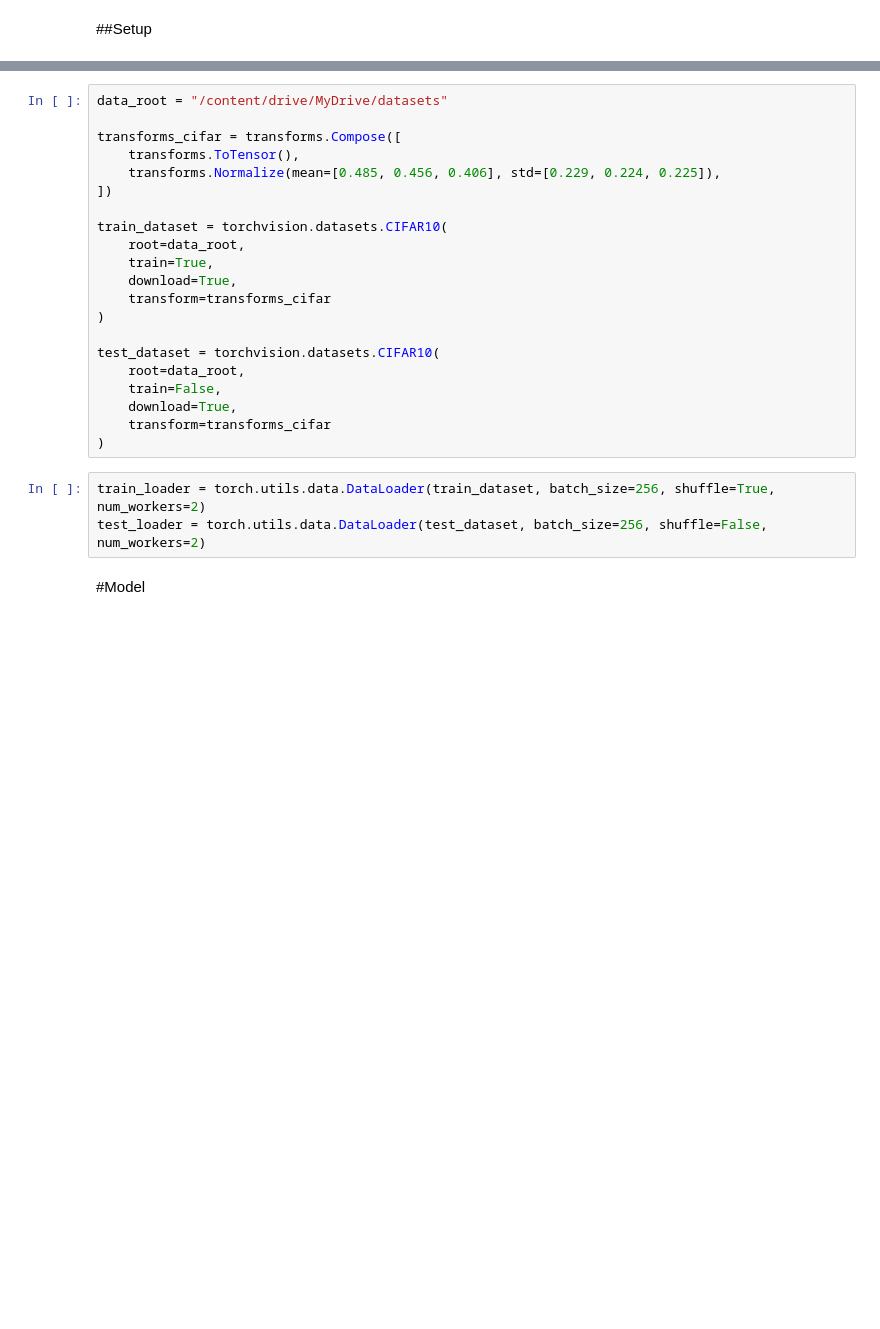
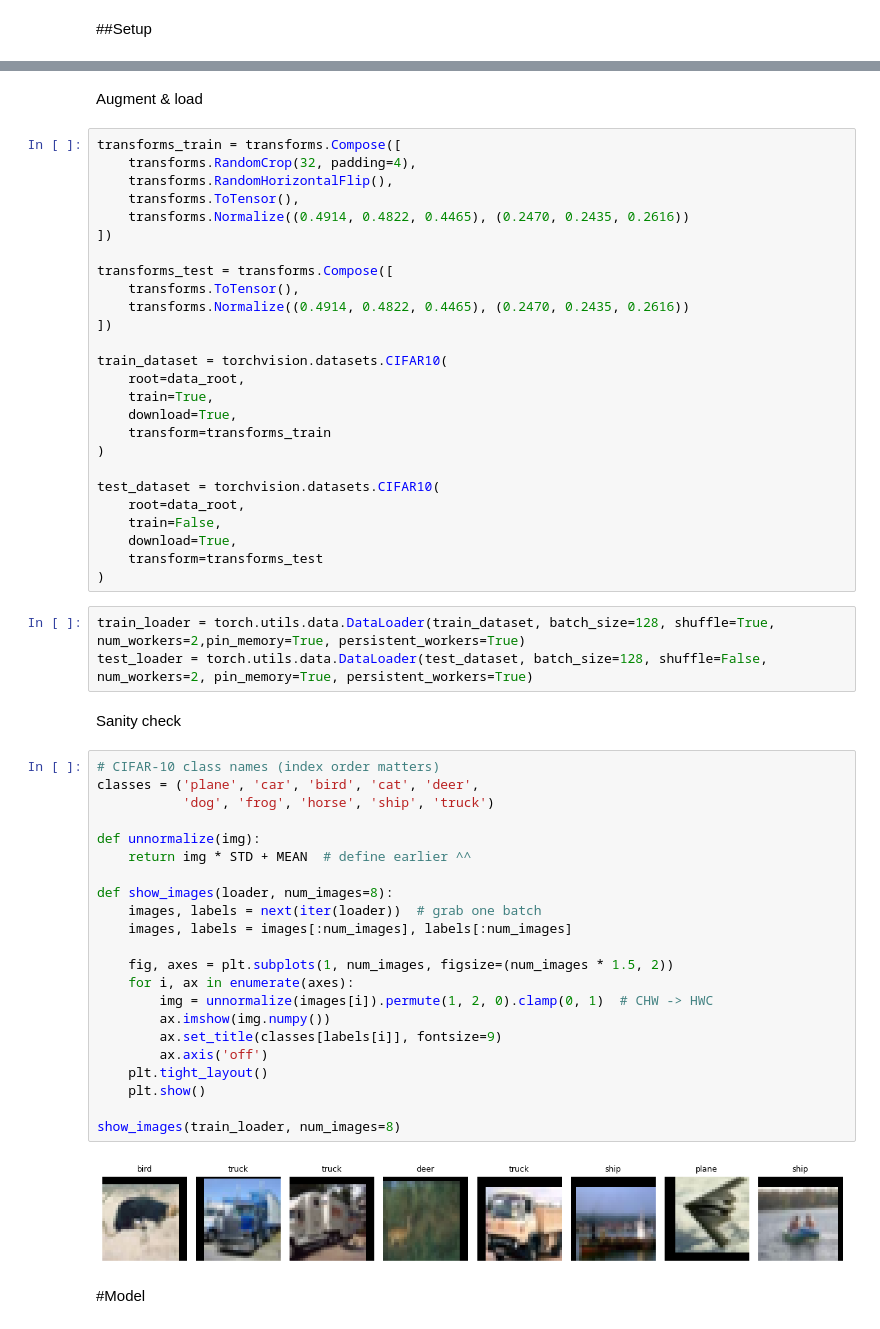
Before and after one commit to fandris03/ResNet-project, a Jupyter notebook: ResNet_project.ipynb, the cells around one changed output, grey strips where cells are left out. Drawn from its saved outputs; the diff is of its cells as text; blank space fills up the shorter version.

```diff
--- a/ResNet_project.ipynb
+++ b/ResNet_project.ipynb
@@ -27,29 +34,62 @@ drive.mount('/content/drive')
 # %% [output]
 Drive already mounted at /content/drive; to attempt to forcibly remount, call drive.mount("/content/drive", force_remount=True).
+# %% [markdown]
+Augment & load
 # %%
-data_root = "/content/drive/MyDrive/datasets"
+transforms_train = transforms.Compose([
+    transforms.RandomCrop(32, padding=4),
+    transforms.RandomHorizontalFlip(),
+    transforms.ToTensor(),
+    transforms.Normalize((0.4914, 0.4822, 0.4465), (0.2470, 0.2435, 0.2616))
+])
 
-transforms_cifar = transforms.Compose([
+transforms_test = transforms.Compose([
     transforms.ToTensor(),
-    transforms.Normalize(mean=[0.485, 0.456, 0.406], std=[0.229, 0.224, 0.225]),
+    transforms.Normalize((0.4914, 0.4822, 0.4465), (0.2470, 0.2435, 0.2616))
 ])
 
 train_dataset = torchvision.datasets.CIFAR10(
     root=data_root,
     train=True,
     download=True,
-    transform=transforms_cifar
+    transform=transforms_train
 )
 
 test_dataset = torchvision.datasets.CIFAR10(
     root=data_root,
     train=False,
     download=True,
-    transform=transforms_cifar
+    transform=transforms_test
 )
 # %%
-train_loader = torch.utils.data.DataLoader(train_dataset, batch_size=256, shuffle=True, num_workers=2)
-test_loader = torch.utils.data.DataLoader(test_dataset, batch_size=256, shuffle=False, num_workers=2)
+train_loader = torch.utils.data.DataLoader(train_dataset, batch_size=128, shuffle=True, num_workers=2,pin_memory=True, persistent_workers=True)
+test_loader = torch.utils.data.DataLoader(test_dataset, batch_size=128, shuffle=False, num_workers=2, pin_memory=True, persistent_workers=True)
+# %% [markdown]
+Sanity check
+# %%
+# CIFAR-10 class names (index order matters)
+classes = ('plane', 'car', 'bird', 'cat', 'deer',
+           'dog', 'frog', 'horse', 'ship', 'truck')
+
+def unnormalize(img):
+    return img * STD + MEAN  # define earlier ^^
+
+def show_images(loader, num_images=8):
+    images, labels = next(iter(loader))  # grab one batch
+    images, labels = images[:num_images], labels[:num_images]
+
+    fig, axes = plt.subplots(1, num_images, figsize=(num_images * 1.5, 2))
+    for i, ax in enumerate(axes):
+        img = unnormalize(images[i]).permute(1, 2, 0).clamp(0, 1)  # CHW -> HWC
+        ax.imshow(img.numpy())
+        ax.set_title(classes[labels[i]], fontsize=9)
+        ax.axis('off')
+    plt.tight_layout()
+    plt.show()
+
+show_images(train_loader, num_images=8)
+# %% [output]
+[figure, added]
 # %% [markdown]
 #Model
 # %%
```
Also changed, not shown: parts of 10 cells of this notebook.
